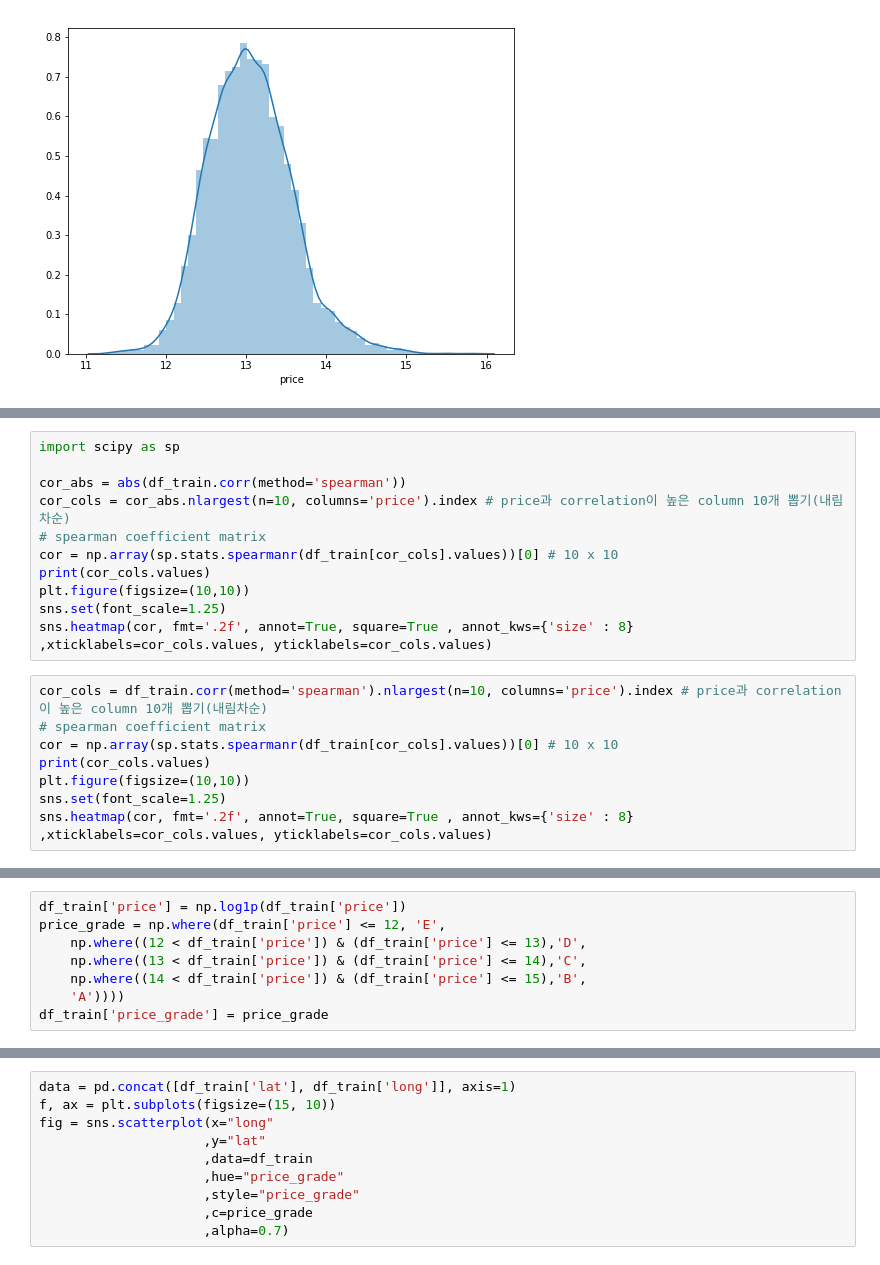
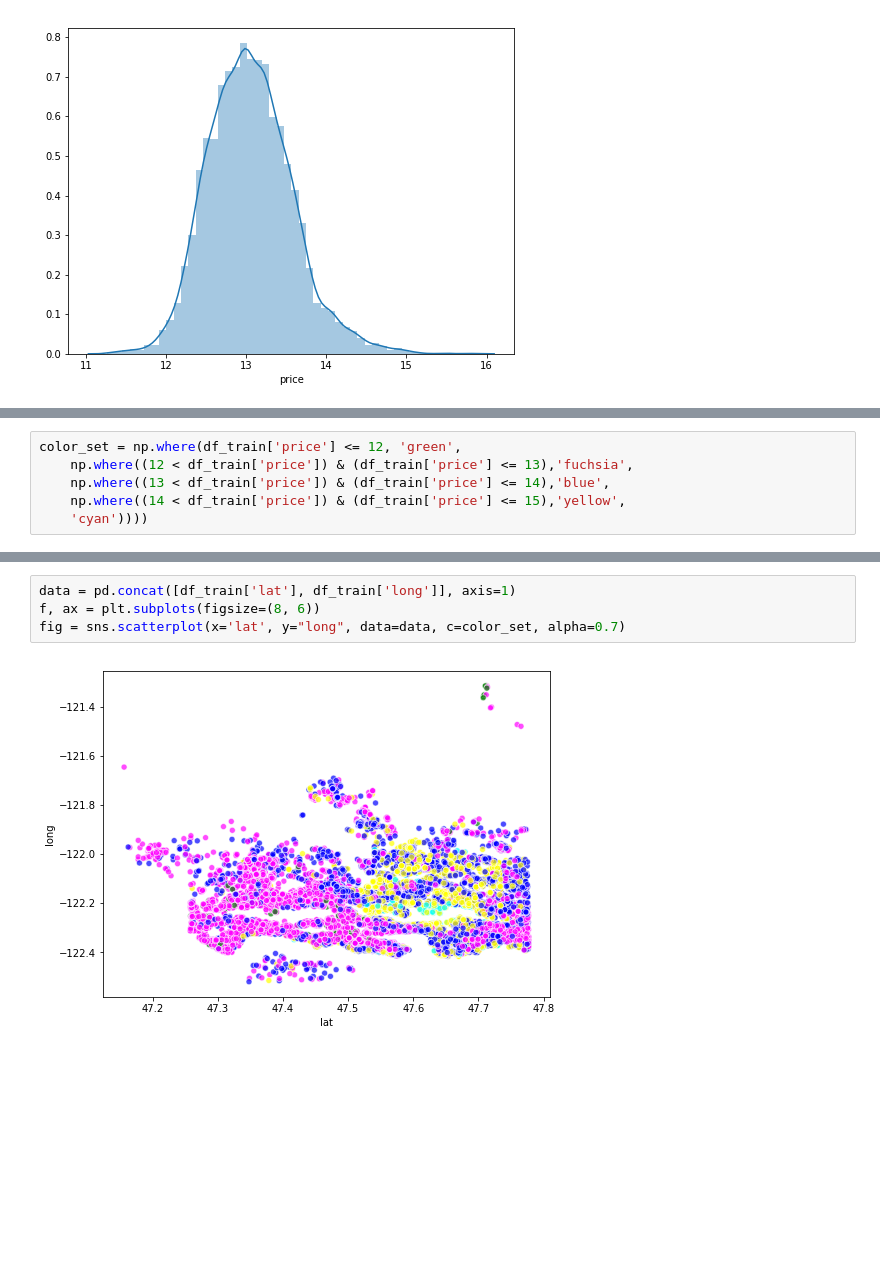
Before and after one commit to ahnjehoon/TIL2, a Jupyter notebook: project/2019-2nd-ml-month-with-kakr/시각화.ipynb, the cells around one changed output, grey strips where cells are left out. Saved outputs shown, nothing was run; the diff lists cells and outputs as text; blank space fills up the shorter version.

```diff
--- a/project/2019-2nd-ml-month-with-kakr/시각화.ipynb
+++ b/project/2019-2nd-ml-month-with-kakr/시각화.ipynb
@@ -76,19 +142,0 @@ sns.distplot(df_train['price'])
-# %%
-import scipy as sp
-
-cor_abs = abs(df_train.corr(method='spearman'))
-cor_cols = cor_abs.nlargest(n=10, columns='price').index # price과 correlation이 높은 column 10개 뽑기(내림차순)
-# spearman coefficient matrix
-cor = np.array(sp.stats.spearmanr(df_train[cor_cols].values))[0] # 10 x 10
-print(cor_cols.values)
-plt.figure(figsize=(10,10))
-sns.set(font_scale=1.25)
-sns.heatmap(cor, fmt='.2f', annot=True, square=True , annot_kws={'size' : 8} ,xticklabels=cor_cols.values, yticklabels=cor_cols.values)
-# %%
-cor_cols = df_train.corr(method='spearman').nlargest(n=10, columns='price').index # price과 correlation이 높은 column 10개 뽑기(내림차순)
-# spearman coefficient matrix
-cor = np.array(sp.stats.spearmanr(df_train[cor_cols].values))[0] # 10 x 10
-print(cor_cols.values)
-plt.figure(figsize=(10,10))
-sns.set(font_scale=1.25)
-sns.heatmap(cor, fmt='.2f', annot=True, square=True , annot_kws={'size' : 8} ,xticklabels=cor_cols.values, yticklabels=cor_cols.values)
@@ -115,8 +155,6 @@ ax.scatter(df_train['long'], df_train['lat'], c=df_train['color'], alpha=0.4)
 # %%
-df_train['price'] = np.log1p(df_train['price'])
-price_grade = np.where(df_train['price'] <= 12, 'E',
-    np.where((12 < df_train['price']) & (df_train['price'] <= 13),'D',
-    np.where((13 < df_train['price']) & (df_train['price'] <= 14),'C',
-    np.where((14 < df_train['price']) & (df_train['price'] <= 15),'B',
-    'A'))))
-df_train['price_grade'] = price_grade
+color_set = np.where(df_train['price'] <= 12, 'green',
+    np.where((12 < df_train['price']) & (df_train['price'] <= 13),'fuchsia',
+    np.where((13 < df_train['price']) & (df_train['price'] <= 14),'blue',
+    np.where((14 < df_train['price']) & (df_train['price'] <= 15),'yellow',
+    'cyan'))))
@@ -135,10 +161,6 @@ for r in range(3):
 # %%
 data = pd.concat([df_train['lat'], df_train['long']], axis=1)
-f, ax = plt.subplots(figsize=(15, 10))
-fig = sns.scatterplot(x="long"
-                     ,y="lat"
-                     ,data=df_train
-                     ,hue="price_grade"
-                     ,style="price_grade"
-                     ,c=price_grade
-                     ,alpha=0.7)
+f, ax = plt.subplots(figsize=(8, 6))
+fig = sns.scatterplot(x='lat', y="long", data=data, c=color_set, alpha=0.7)
+# %% [output]
+[figure, added]
```
Also changed, not shown: parts of 28 cells of this notebook, 7 other files.
